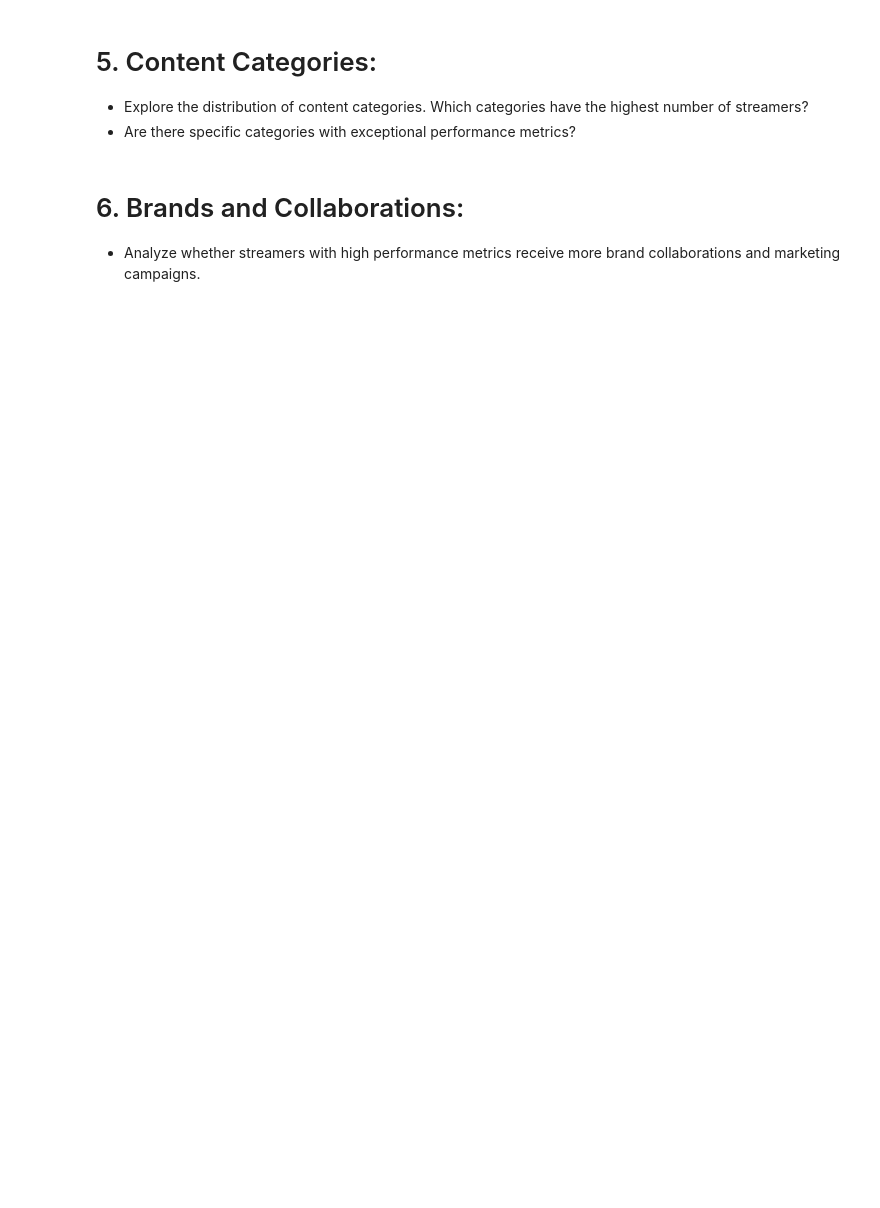
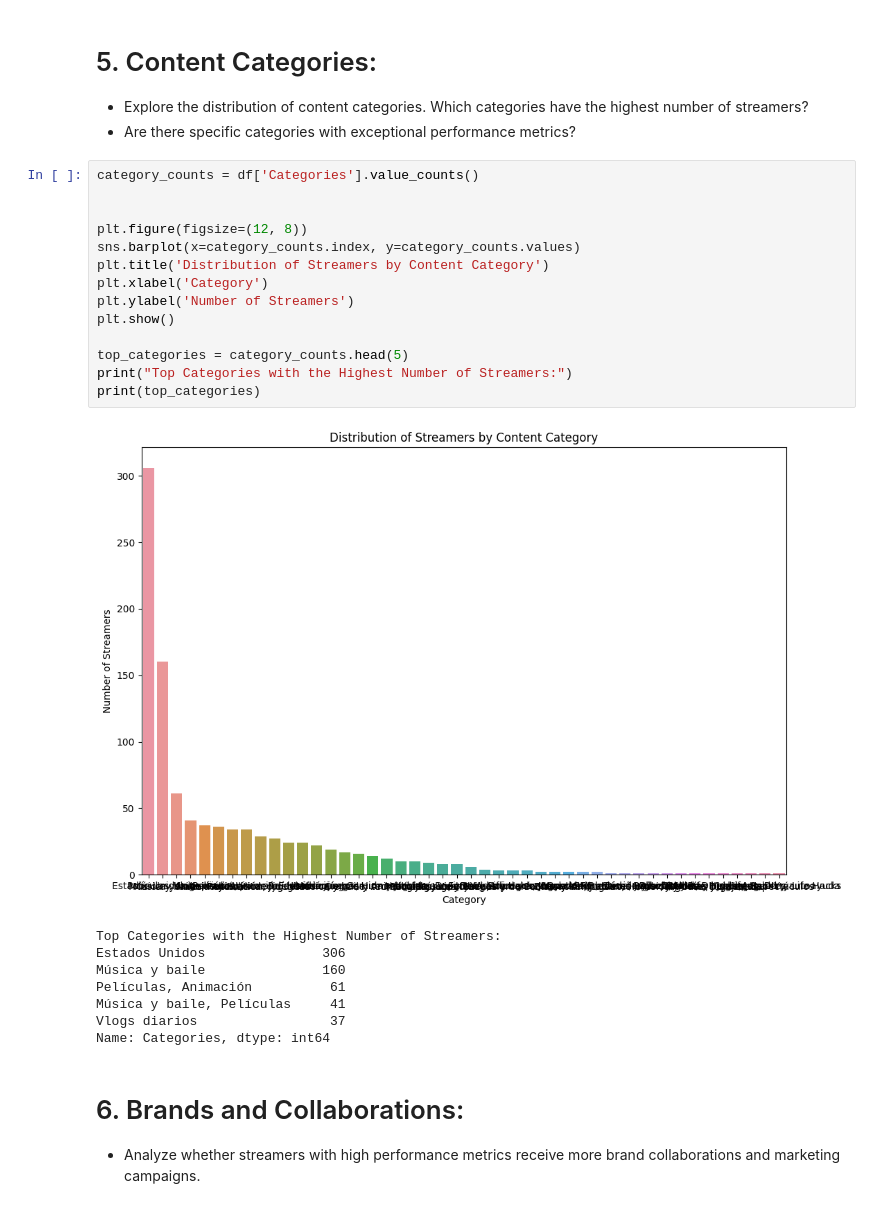
Before and after one commit to AndheraYoddha/-TASK-INTERN-CAREER, a Jupyter notebook: Youtube_Streamer.ipynb, the cells around one changed output. Drawn from its saved outputs; the diff is of its cells as text; blank space fills up the shorter version.

```diff
--- a/Youtube_Streamer.ipynb
+++ b/Youtube_Streamer.ipynb
@@ -319,6 +330,29 @@ plt.show()
 - Explore the distribution of content categories. Which categories have the highest number of
 streamers?
 - Are there specific categories with exceptional performance metrics?
+# %%
+category_counts = df['Categories'].value_counts()
+
+
+plt.figure(figsize=(12, 8))
+sns.barplot(x=category_counts.index, y=category_counts.values)
+plt.title('Distribution of Streamers by Content Category')
+plt.xlabel('Category')
+plt.ylabel('Number of Streamers')
+plt.show()
+
+top_categories = category_counts.head(5)
+print("Top Categories with the Highest Number of Streamers:")
+print(top_categories)
+# %% [output]
+[figure, added]
+Top Categories with the Highest Number of Streamers:
+Estados Unidos               306
+Música y baile               160
+Películas, Animación          61
+Música y baile, Películas     41
+Vlogs diarios                 37
+Name: Categories, dtype: int64
 # %% [markdown]
 # 6. Brands and Collaborations:
 - Analyze whether streamers with high performance metrics receive more brand collaborations and
```
Also changed, not shown: parts of 19 cells of this notebook.
